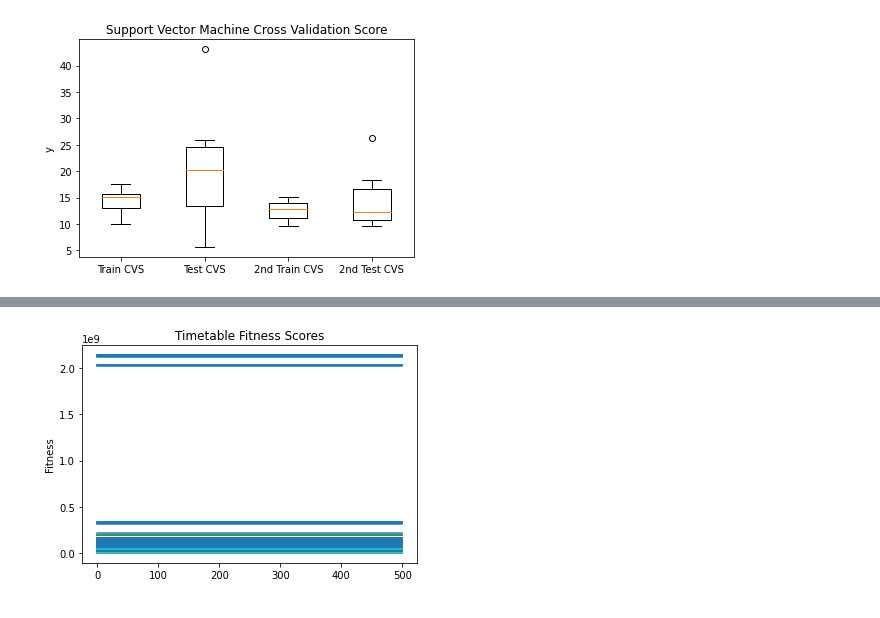
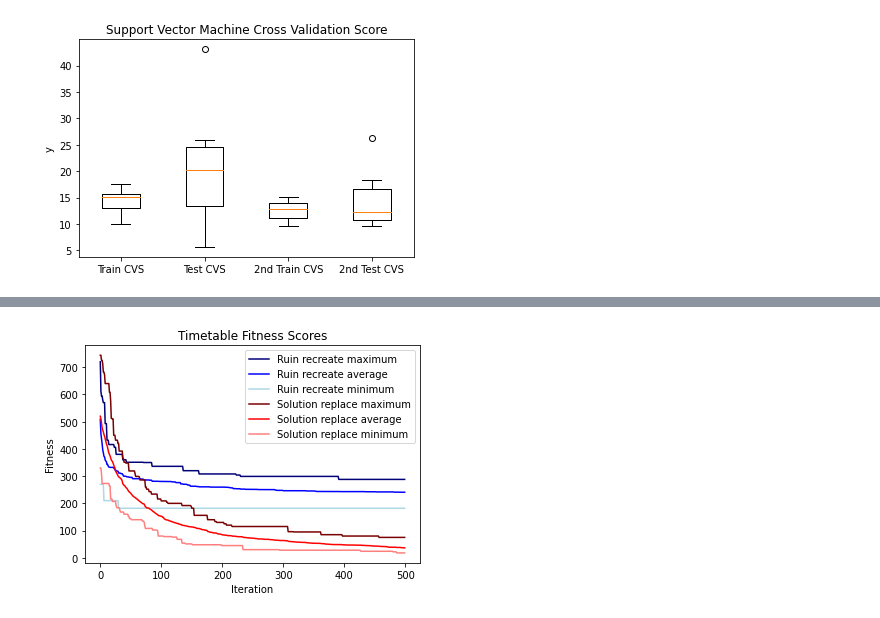
Before and after one commit to SamAlcock/COMP2002-CW70, a Jupyter notebook: COMP2002 CW70.ipynb, the cells around one changed output, grey strips where cells are left out. Saved outputs shown, nothing was run; the diff lists cells and outputs as text; code cells hidden in the pictures.

Commit message:
Created line graph for hillclimber

```diff
--- a/COMP2002 CW70.ipynb
+++ b/COMP2002 CW70.ipynb
@@ -359,15 +359,9 @@ def session_replace_mutate(parent):
 def less_than_equal(a ,b):
     return a <= b
 
-def hillclimber(Niter, mutation, j):
-    iter_fitness = np.empty([500, 30], dtype = int)
-    averages = []
-    maximums = []
-    minimums = []
+def hillclimber(Niter, mutation, j, iter_fitness):
     # Initialise a random solution
     parent, parent_fitness = generate_solution()
-
-
 
     # Loop for Niter iteration.
     for i in range(Niter):
@@ -385,60 +379,67 @@ def hillclimber(Niter, mutation, j):
             parent = child
             parent_fitness = child_fitness
 
-        average = calculate_average(iter_fitness)
-        minimum, maximum = find_min_max(iter_fitness, j)
-
-        minimums.append(minimum)
-        maximums.append(maximum)
-        averages.append(average)
-
-    plot_points(maximums, minimums, averages)
-
     # End of optimisation, return best solution.
     return parent, parent_fitness
 
 def calculate_average(iter_fitness):
-    total = 0
-    for i in range(len(iter_fitness)):
-        total = total + iter_fitness[i]
-    average = total / len(iter_fitness)
+    averages = []
+    for i in range(500):
+        total = 0
+        for j in range(30):
+            total = total + iter_fitness[i][j]
+        averages.append(total / len(iter_fitness[i]))
     #average = round(average)
 
-    return average
+    return averages
 
-def find_min_max(iter_fitness, j):
-    iter_fitness[j] = sorted(iter_fitness[j])
-    minimum = iter_fitness[0]
-    maximum = iter_fitness[-1]
+def find_min_max(iter_fitness):
+    maximums = []
+    minimums = []
+    sort = []
+    for i in range(500):
+        sort.append(sorted(iter_fitness[i]))
+        minimums.append(sort[i][0])
+        maximums.append(sort[i][-1])
 
-    return minimum, maximum
-
-
-def plot_points(maximums, minimums, averages):
-    iters = np.arange(500)
-    plt.plot(iters, maximums)
-    plt.plot(iters, minimums)
-    plt.plot(iters, averages)
+    return minimums, maximums
 
 # Run hillclimber here
 fitness_list_ruin_recreate = []
 fitness_list_session_replace = []
 
+iter_fitness_rr = np.empty([500, 30], dtype = int)
+iter_fitness_sr = np.empty([500, 30], dtype = int)
+
 for i in range(30):
-    solution, fitness = hillclimber(500, ruin_recreate_mutate, i)
+    solution, fitness = hillclimber(500, ruin_recreate_mutate, i, iter_fitness_rr)
 
     fitness_list_ruin_recreate.append(fitness)
 
-    solution, fitness = hillclimber(500, session_replace_mutate, i)
+    solution, fitness = hillclimber(500, session_replace_mutate, i, iter_fitness_sr)
 
     fitness_list_session_replace.append(fitness)
 
-print(f"Ruin and recreate fitnesses: {fitness_list_ruin_recreate}")
-print(f"Session replace fitnesses: {fitness_list_session_replace}")
+averages_rr = calculate_average(iter_fitness_rr)
+averages_sr = calculate_average(iter_fitness_sr)
+
+minimums_rr, maximums_rr = find_min_max(iter_fitness_rr)
+minimums_sr, maximums_sr = find_min_max(iter_fitness_sr)
+
+iters = np.arange(500)
+
+plt.plot(iters, maximums_rr, color = '#000078', label = "Ruin recreate maximum")
+plt.plot(iters, averages_rr, color = 'b', label = "Ruin recreate average")
+plt.plot(iters, minimums_rr, color = '#ADD8E6', label = "Ruin recreate minimum")
+
+plt.plot(iters, maximums_sr, color = '#780000', label = "Solution replace maximum")
+plt.plot(iters, averages_sr, color = 'r', label = "Solution replace average")
+plt.plot(iters, minimums_sr, color = '#FF7F7F', label = "Solution replace minimum")
 
 plt.title("Timetable Fitness Scores")
-
+plt.legend()
 plt.ylabel("Fitness")
+plt.xlabel("Iteration")
 plt.show()
 
 # Session replace is the best method, this is because the child keeps good features of the parent. Whereas ruin and recreate children
@@ -450 +449 @@ Session replace fitnesses: [40, 27, 24, 51, 26, 48, 40, 32, 48, 42, 24, 26, 30,
-[figure, old version]
+[figure, new version]
```
Also changed, not shown: parts of 1 cell of this notebook.
